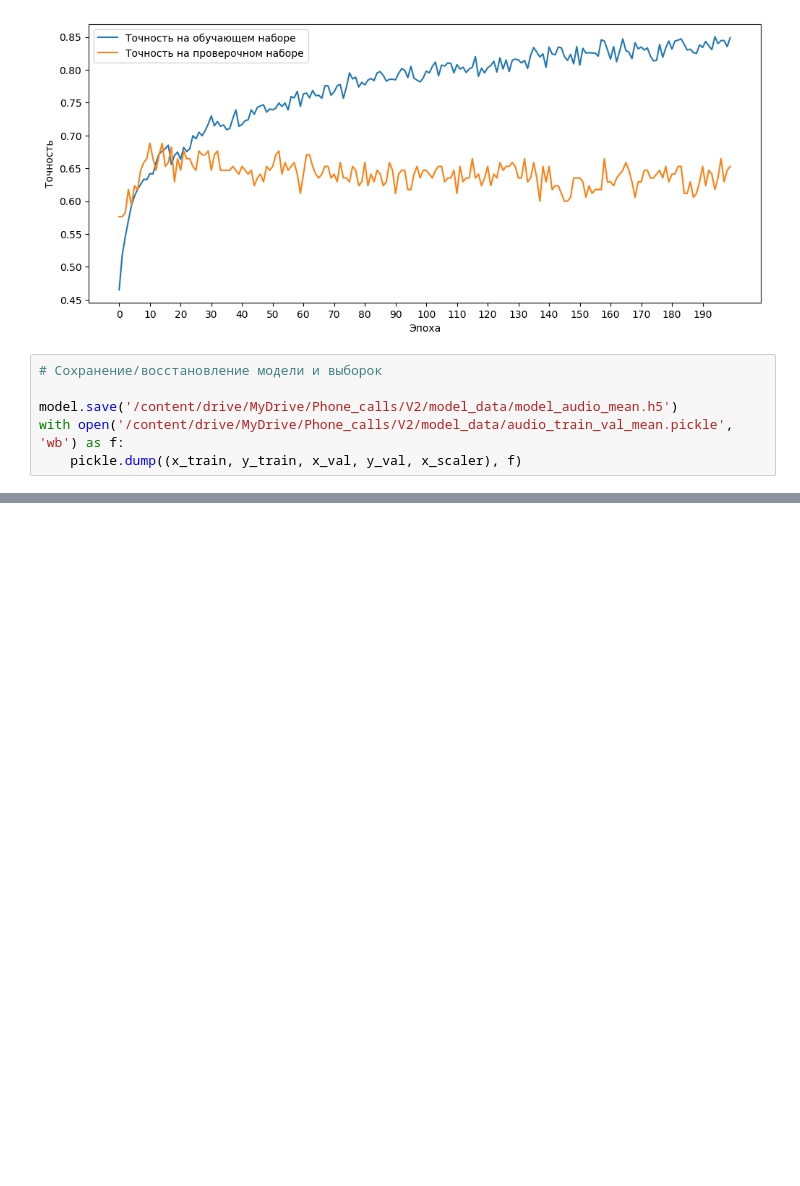
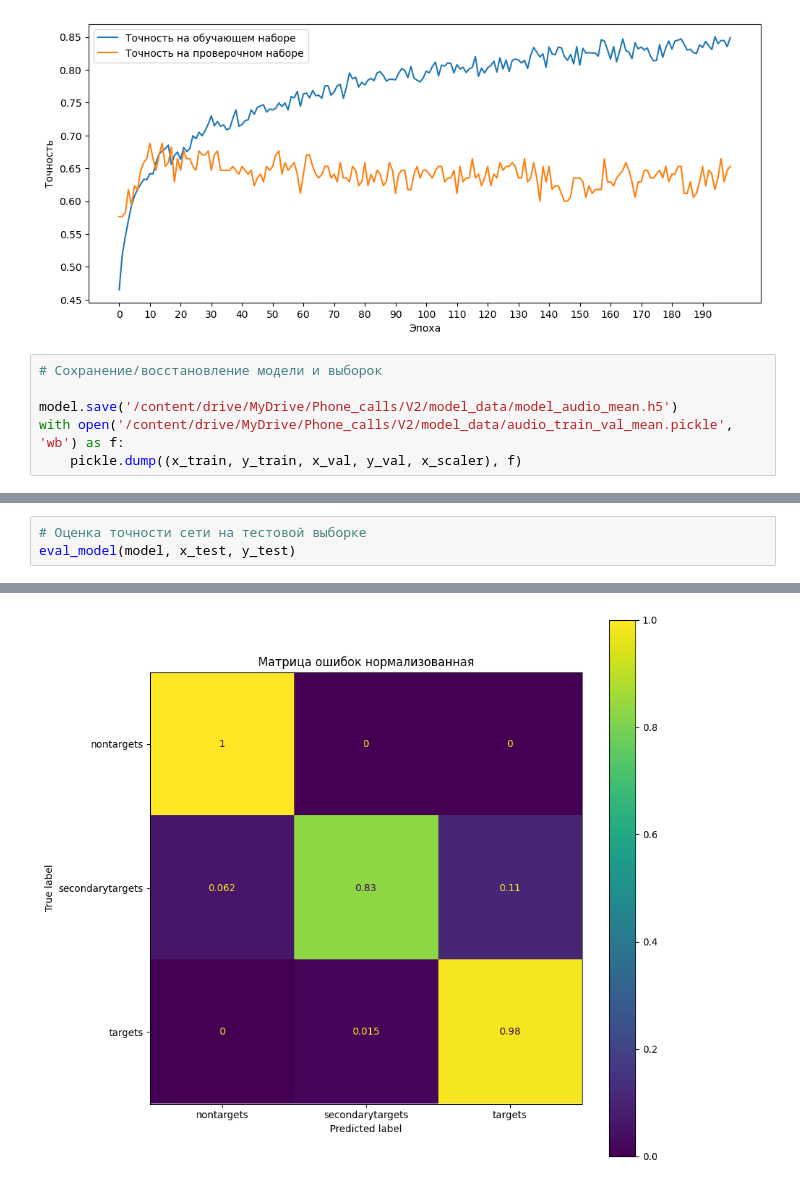
Before and after one commit to Oleg1208/Media_108_n, a Jupyter notebook: Kozyrev Sergey/Filter_calls_V2.ipynb, the cells around one changed output, grey strips where cells are left out. Saved outputs shown, nothing was run; the diff lists cells and outputs as text; blank space fills up the shorter version.

```diff
--- a/Kozyrev Sergey/Filter_calls_V2.ipynb
+++ b/Kozyrev Sergey/Filter_calls_V2.ipynb
@@ -572,0 +617,4 @@ with open('/content/drive/MyDrive/Phone_calls/V2/model_data/audio_train_val_mean
+# %%
+# Оценка точности сети на тестовой выборке
+eval_model(model, x_test, y_test)
+# %% [output]
@@ -572,0 +624 @@ with open('/content/drive/MyDrive/Phone_calls/V2/model_data/audio_train_val_mean
+[figure, added]
```
Also changed, not shown: parts of 11 cells of this notebook.
